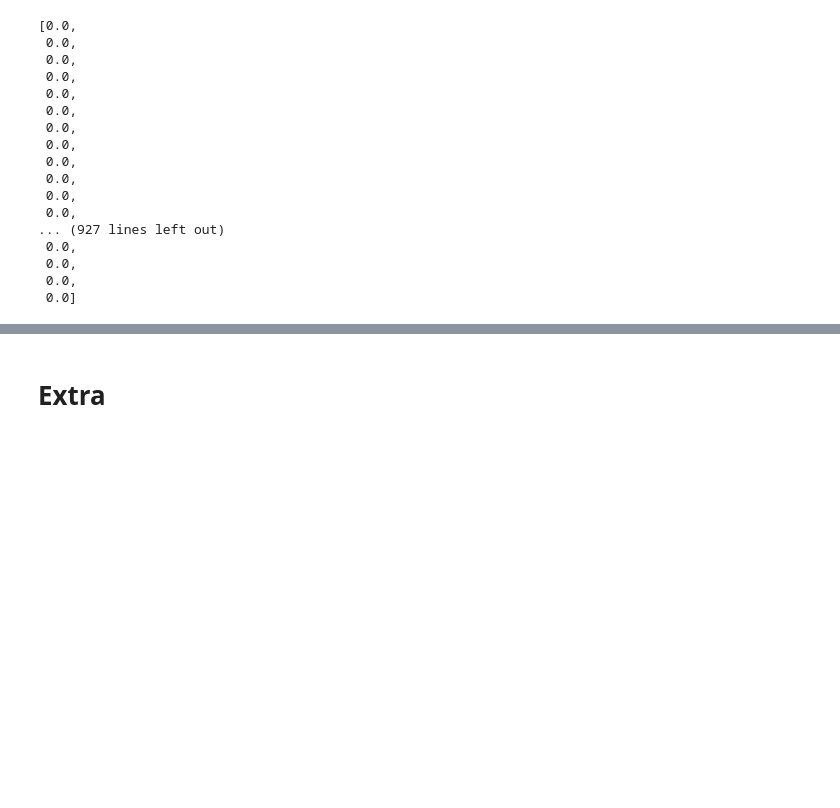
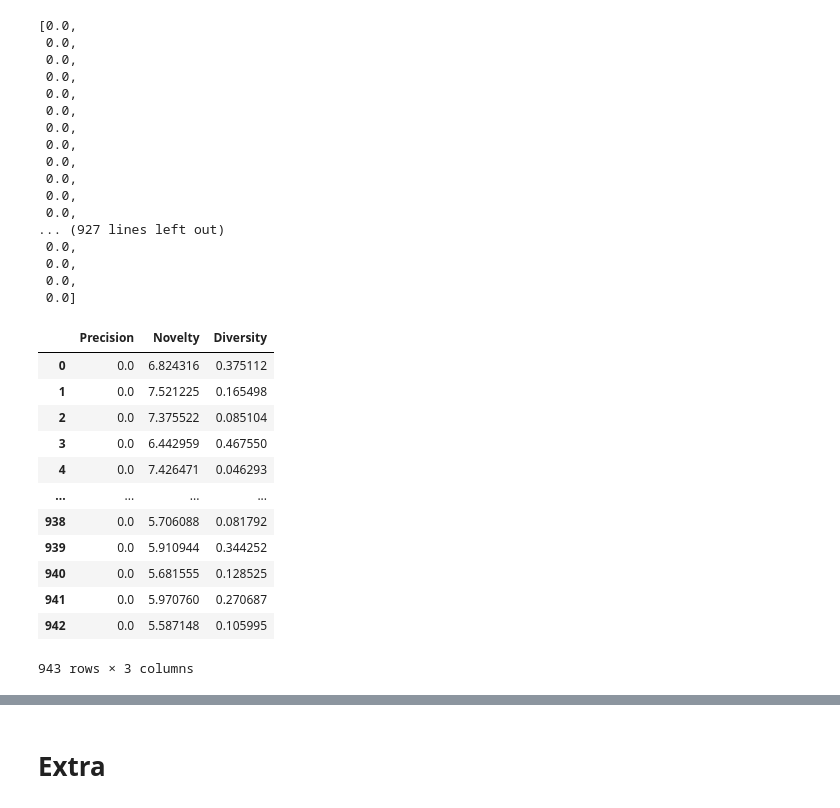
Before and after one commit to EeYeoKeat/Recommendation-System-Algorithms-in-Python, a Jupyter notebook: Movies_Recommendation/TF2_DQN_RecSys.ipynb, the cells around one changed output, grey strips where cells are left out. Drawn from its saved outputs; the diff is of its cells as text; code cells hidden in the pictures; blank space fills up the shorter version.

```diff
--- a/Movies_Recommendation/TF2_DQN_RecSys.ipynb
+++ b/Movies_Recommendation/TF2_DQN_RecSys.ipynb
@@ -551,9 +557,9 @@ def diversity_per_user(user):
 # %%
 class DQNAgent:
   def __init__(self):
-    self.memory = deque(maxlen = 1000)
-    self.gamma = 0.80
-    self.epsilon = 0.1
+    self.memory = deque(maxlen = 5000)
+    self.gamma = 0.85
+    self.epsilon = 0.5
     self.epsilon_min = 0.01
     self.epsilon_decay = 0.999
     self.lr = 1e-3
@@ -630,7 +672,7 @@ def get_users_predictions(test, n):
 # Q = agent.q_eval.predict(states)
 # Q_new = agent.q_eval.predict(new_states)
 # %%
-epoch = 1000
+epoch = 5
 batch_size = 256
 loss_record = [None] * epoch
 
@@ -660,19 +702,19 @@ for e in range(epoch):
     p = np.mean(precision)
     r_precision = p * 1000
 
-    novelty.append(novelty_per_user(ul))
-    n = np.mean(novelty)
-    r_novelty = 1 - n
+    # novelty.append(novelty_per_user(ul))
+    # n = np.mean(novelty)
+    # r_novelty = 1 - n
 
     diversity.append(diversity_per_user(ul))
     d = np.mean(diversity)
     r_diversity = d * 10
 
   all_avg_precision.append(p)
-  all_avg_novelty.append(n)
+  # all_avg_novelty.append(n)
   all_avg_diversity.append(d)
   reward_precision.append(r_precision)
-  reward_novelty.append(r_novelty)
+  # reward_novelty.append(r_novelty)
   reward_diversity.append(r_diversity)
 
   for i in range(0, len(test_data) - 1, batch_size):
@@ -685,7 +727,7 @@ for e in range(epoch):
       if a >= 1682:
         r = 0
       else:
-        r =  r_precision + r_novelty + r_diversity
+        r =  r_precision + r_diversity
       agent.memory.append((state[no], a, r, next_state[no], r  < 1))
     eps = agent.memory_replay(min(batch_size, len(agent.memory)))
     # loss.append(cost)
@@ -694,6 +736,6 @@ for e in range(epoch):
 
 
   if e % 1 == 0:
-    print('\nepoch: %d, epsilon: %f, precision: %f, novelty: %f, diversity: %f, r_p: %f, r_n: %f, r_d: %f,' %(e ,eps, p, n, d, r_precision, r_novelty, r_diversity))
+    print('\nepoch: %d, epsilon: %f, precision: %f, diversity: %f, r_p: %f, r_d: %f,' %(e ,eps, p, d, r_precision, r_diversity))
     #print('\nepoch: %d, epsilon: %f, precision: %f, diversity: %f, r_p: %f, r_d: %f,' %(e ,eps, p, d, r_precision, r_diversity))
 # %% [output]
@@ -716,0 +759,5 @@ epoch: 999, epsilon: 0.009994, precision: 0.004062, novelty: 4.891058, diversity
+# %%
+for ul in test_data.index:
+    novelty.append(novelty_per_user(ul))
+    n = np.mean(novelty)
+    r_novelty = 1 - n
@@ -734,6 +807,24 @@ precision
  0.0,
  0.0,
  0.0]
+# %%
+col = {'Precision':precision, 'Novelty':novelty, 'Diversity': diversity}
+table = pd.DataFrame(col)
+table
+# %% [output]
+|  | Precision | Novelty | Diversity |
+| 0 | 0.0 | 6.824316 | 0.375112 |
+| 1 | 0.0 | 7.521225 | 0.165498 |
+| 2 | 0.0 | 7.375522 | 0.085104 |
+| 3 | 0.0 | 6.442959 | 0.467550 |
+| 4 | 0.0 | 7.426471 | 0.046293 |
+| ... | ... | ... | ... |
+| 938 | 0.0 | 5.706088 | 0.081792 |
+| 939 | 0.0 | 5.910944 | 0.344252 |
+| 940 | 0.0 | 5.681555 | 0.128525 |
+| 941 | 0.0 | 5.970760 | 0.270687 |
+| 942 | 0.0 | 5.587148 | 0.105995 |
+943 rows × 3 columns
 # %%
 save_data = pd.DataFrame({'average overall precision' : all_avg_precision,
                          'average overall novelty' : all_avg_novelty,
```
Also changed, not shown: parts of 10 cells of this notebook.
